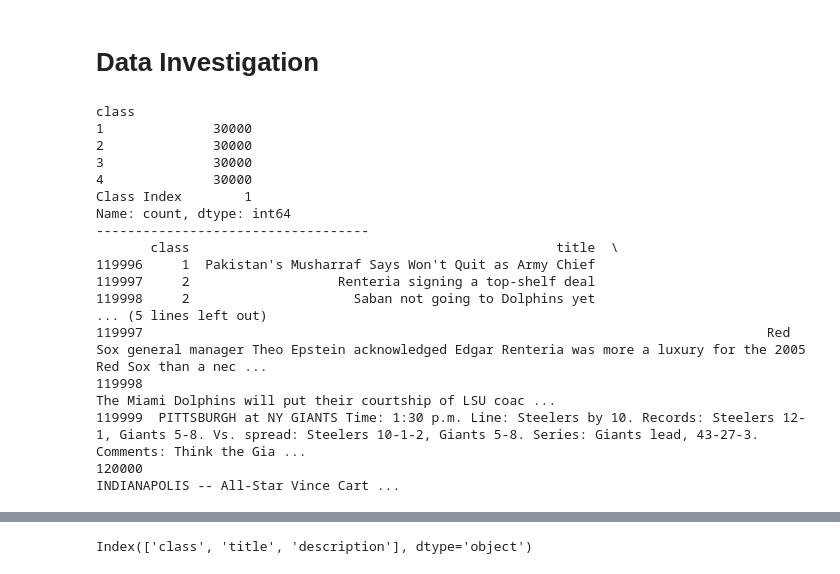
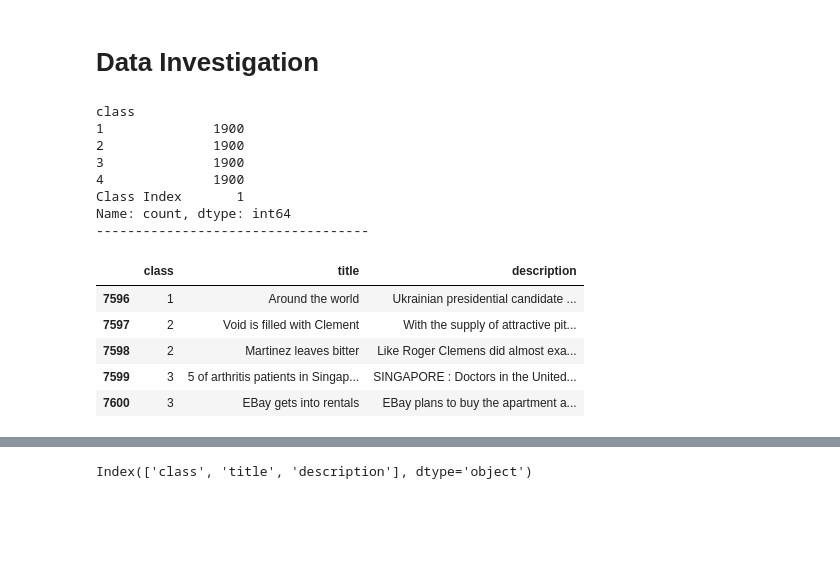
Before and after one commit to Victor-Tung/CS171_news_classification, a Jupyter notebook: CS171_news_classification.ipynb, the cells around one changed output, grey strips where cells are left out. Cells and saved outputs as stored; diff of their text form; code cells hidden in the pictures; blank space fills up the shorter version.

```diff
--- a/CS171_news_classification.ipynb
+++ b/CS171_news_classification.ipynb
@@ -10,39 +10,36 @@ Drive already mounted at /content/drive; to attempt to forcibly remount, call dr
 # %%
 import pandas as pd
 import numpy as np
 import re
 import matplotlib.pyplot as plt
 import seaborn as sns
 
 pd.set_option('display.max_colwidth', None)
 pd.set_option('display.max_columns', None)
 pd.set_option('display.width', None)
 
 # Read the features file.
 data = pd.read_csv('/content/drive/MyDrive/CS171/ag_train.csv',header=None,
                    names=['class', 'title', 'description'])
 #first 30 lines are all class index 3, data set is well balanced
 print(data['class'].value_counts().sort_index())
 print('-----------------------------------')
-print(data.tail(5))
+data.tail(5)
 # %% [output]
 class
-1              30000
-2              30000
-3              30000
-4              30000
-Class Index        1
+1              1900
+2              1900
+3              1900
+4              1900
+Class Index       1
 Name: count, dtype: int64
 -----------------------------------
-       class                                               title  \
-119996     1  Pakistan's Musharraf Says Won't Quit as Army Chief
-119997     2                   Renteria signing a top-shelf deal
-119998     2                     Saban not going to Dolphins yet
-... (5 lines left out)
-119997                                                                                Red Sox general manager Theo Epstein acknowledged Edgar Renteria was more a luxury for the 2005 Red Sox than a nec ...
-119998                                                                                                                                           The Miami Dolphins will put their courtship of LSU coac ...
-119999  PITTSBURGH at NY GIANTS Time: 1:30 p.m. Line: Steelers by 10. Records: Steelers 12-1, Giants 5-8. Vs. spread: Steelers 10-1-2, Giants 5-8. Series: Giants lead, 43-27-3. Comments: Think the Gia ...
-120000                                                                                                                                                               INDIANAPOLIS -- All-Star Vince Cart ...
+|  | class | title | description |
+| 7596 | 1 | Around the world | Ukrainian presidential candidate ... |
+| 7597 | 2 | Void is filled with Clement | With the supply of attractive pit... |
+| 7598 | 2 | Martinez leaves bitter | Like Roger Clemens did almost exa... |
+| 7599 | 3 | 5 of arthritis patients in Singap... | SINGAPORE : Doctors in the United... |
+| 7600 | 3 | EBay gets into rentals | EBay plans to buy the apartment a... |
 # %%
 data.shape
 # %% [output]
```
Also changed, not shown: parts of 4 cells of this notebook.
